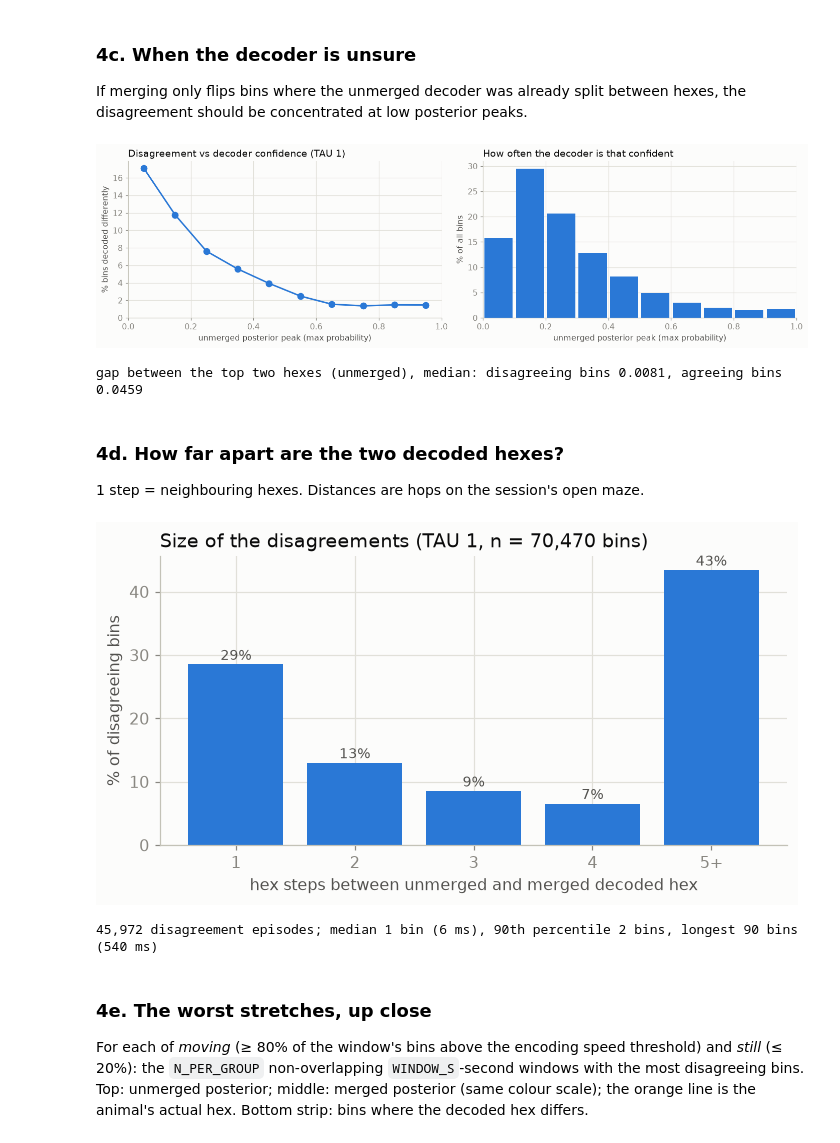
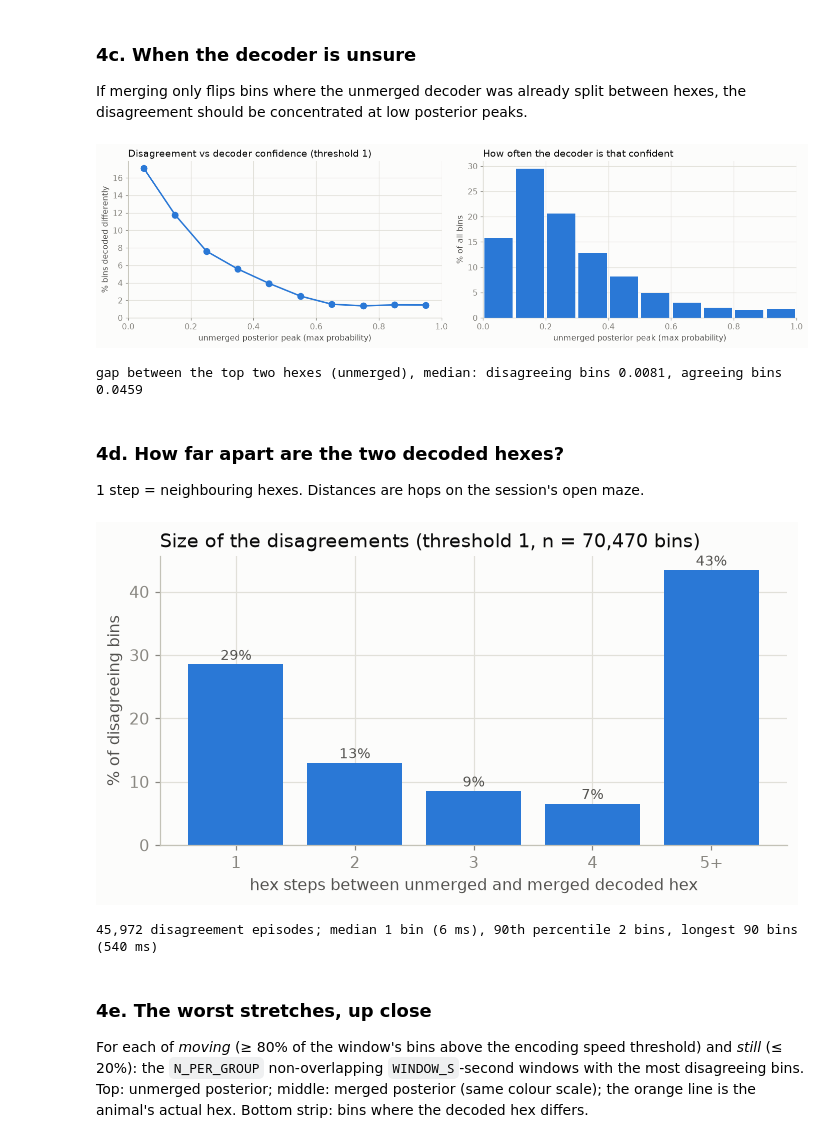
Before and after one commit to XuanMabard/realtime_decoder, a Jupyter notebook: compression_analysis/merging_replay.ipynb, the cells around one changed output. Drawn from its saved outputs; the diff is of its cells as text; code cells hidden in the pictures.

```diff
--- a/compression_analysis/merging_replay.ipynb
+++ b/compression_analysis/merging_replay.ipynb
@@ -63,11 +64,11 @@ RUN_DIR    = f'/media/ssd1/decoder_output/{animal}/{run_folder}'
 RUN_PREFIX = None            # None -> newest *.rec_merged.h5 in RUN_DIR
 
 # ---------------- replay settings ----------------
-TAUS      = [0.5, 1.0, 1.5, 2.0]   # merge thresholds in kernel widths; 0 (no merging) is always included
-TAU_VIEW  = 1.0                    # threshold used in section 4 ('where do they disagree')
-N_WORKERS = 64                     # parallel processes for the replay
-CACHE_DIR = os.path.join(RUN_DIR, 'compression_analysis')   # one .npz per threshold
-FORCE     = False                  # True -> ignore the cache and recompute
+THRESHOLDS     = [0.5, 1.0, 1.5, 2.0]   # merge thresholds in kernel widths; 0 (no merging) is always included
+THRESHOLD_VIEW = 1.0                    # threshold used in section 4 ('where do they disagree')
+N_WORKERS      = 64                     # parallel processes for the replay
+CACHE_DIR      = os.path.join(RUN_DIR, 'compression_analysis')   # one .npz per threshold
+FORCE          = False                  # True -> ignore the cache and recompute
 # %% [markdown]
 ## 1. Load the run and check the replay is exact
 
@@ -115,12 +120,13 @@ The slow part is replaying every spike through the **unmerged** model (it grows
 per trode). With 64 workers this run takes a few minutes; results are cached in `CACHE_DIR`, so
 re-running the notebook afterwards is quick.
 # %%
-res = km.replay(run, TAUS, n_workers=N_WORKERS, cache_dir=CACHE_DIR, force=FORCE)
+res = km.replay(run, THRESHOLDS, n_workers=N_WORKERS, cache_dir=CACHE_DIR, force=FORCE)
 R = res.results
 
 gate_ok = R[0.0]['ref_gate_ok']
-print(f"unmerged replay sends exactly the spikes the live encoder sent, for every trode: {all(gate_ok.values())}")
-for tau in TAUS:
-    print(f"  tau {tau:g}: {R[tau]['n_fallback']:,} spikes sent only by the merged model "
+print(f"replay of the live run's own model sends exactly the spikes the live encoder sent, "
+      f"for every trode: {all(gate_ok.values())}")
+for threshold in THRESHOLDS:
+    print(f"  threshold {threshold:g}: {R[threshold]['n_fallback']:,} spikes sent only by the merged model "
           f"(their vote uses the decoder's logged occupancy)")
 # %% [output]
@@ -149,13 +155,13 @@ bins = pd.DataFrame({
     'pmax_unmerged': post0.max(1),
     'dec_live'     : run.logged_posterior.argmax(1),
 })
-for tau in TAUS:
-    p = R[tau]['posterior']
+for threshold in THRESHOLDS:
+    p = R[threshold]['posterior']
     d = p.argmax(1)
-    bins[f'diff_{tau:g}'] = d != dec0
-    bins[f'hops_{tau:g}'] = hops[dec0, d]
-    bins[f'tv_{tau:g}'] = 0.5 * np.abs(p - post0).sum(1)
-    bins[f'dec_{tau:g}'] = d
+    bins[f'diff_{threshold:g}'] = d != dec0
+    bins[f'hops_{threshold:g}'] = hops[dec0, d]
+    bins[f'tv_{threshold:g}'] = 0.5 * np.abs(p - post0).sum(1)
+    bins[f'dec_{threshold:g}'] = d
 gc.collect()
 bins.head()
 # %% [output]
@@ -403,7 +409,7 @@ fig, axes = plt.subplots(1, 2, figsize=(13, 3.8))
 axes[0].plot(mid[grp.mean().index], grp.mean().values * 100, color=PAL[0], marker='o', ms=8)
 axes[0].set_xlabel('unmerged posterior peak (max probability)')
 axes[0].set_ylabel('% bins decoded differently')
-axes[0].set_title(f'Disagreement vs decoder confidence (TAU {k})', loc='left')
+axes[0].set_title(f'Disagreement vs decoder confidence (threshold {k})', loc='left')
 axes[0].set_ylim(0, None)
 axes[1].bar(mid[grp.size().index], grp.size().values / len(diff) * 100, width=0.09, color=PAL[0])
 axes[1].set_xlabel('unmerged posterior peak (max probability)')
@@ -418,7 +424,7 @@ margin = srt[:, -1] - srt[:, -2]          # top hex minus runner-up, unmerged
 print(f'gap between the top two hexes (unmerged), median: disagreeing bins {np.median(margin[diff]):.4f}, '
       f'agreeing bins {np.median(margin[~diff]):.4f}')
 # %% [output]
-[figure, old version]
+[figure, new version]
 gap between the top two hexes (unmerged), median: disagreeing bins 0.0081, agreeing bins 0.0459
 # %% [markdown]
 ### 4d. How far apart are the two decoded hexes?
@@ -427,28 +433,28 @@ gap between the top two hexes (unmerged), median: disagreeing bins 0.0081, agree
 # %%
 h = bins.loc[diff, f'hops_{k}'].to_numpy()
 labels = ['1', '2', '3', '4', '5+']
 counts = [np.sum(h == 1), np.sum(h == 2), np.sum(h == 3), np.sum(h == 4), np.sum(h >= 5)]
 share = np.array(counts) / max(len(h), 1) * 100
 
 fig, ax = plt.subplots(figsize=(6.5, 3.6))
 ax.bar(labels, share, color=PAL[0], width=0.8)
 for i, s in enumerate(share):
     ax.annotate(f'{s:.0f}%', (i, s), xytext=(0, 3), textcoords='offset points',
                 ha='center', fontsize=9, color=INK2)
 ax.set_xlabel('hex steps between unmerged and merged decoded hex')
 ax.set_ylabel('% of disagreeing bins')
-ax.set_title(f'Size of the disagreements (TAU {k}, n = {len(h):,} bins)', loc='left')
+ax.set_title(f'Size of the disagreements (threshold {k}, n = {len(h):,} bins)', loc='left')
 style_ax(ax); fig.tight_layout(); plt.show()
 
 # how long does a disagreement last? (consecutive differing bins)
 e = np.diff(np.r_[0, diff.astype(int), 0])
 lengths = np.flatnonzero(e == -1) - np.flatnonzero(e == 1)
 tb_ms = run.cfg['decoder']['time_bin']['samples'] / FS * 1e3
 print(f'{len(lengths):,} disagreement episodes; median {np.median(lengths):.0f} bin '
       f'({np.median(lengths)*tb_ms:.0f} ms), 90th percentile {np.percentile(lengths, 90):.0f} bins, '
       f'longest {lengths.max()} bins ({lengths.max()*tb_ms:.0f} ms)')
 # %% [output]
-[figure, old version]
+[figure, new version]
 45,972 disagreement episodes; median 1 bin (6 ms), 90th percentile 2 bins, longest 90 bins (540 ms)
 # %% [markdown]
 ### 4e. The worst stretches, up close
```
Also changed, not shown: parts of 16 cells of this notebook, 2 other files.
